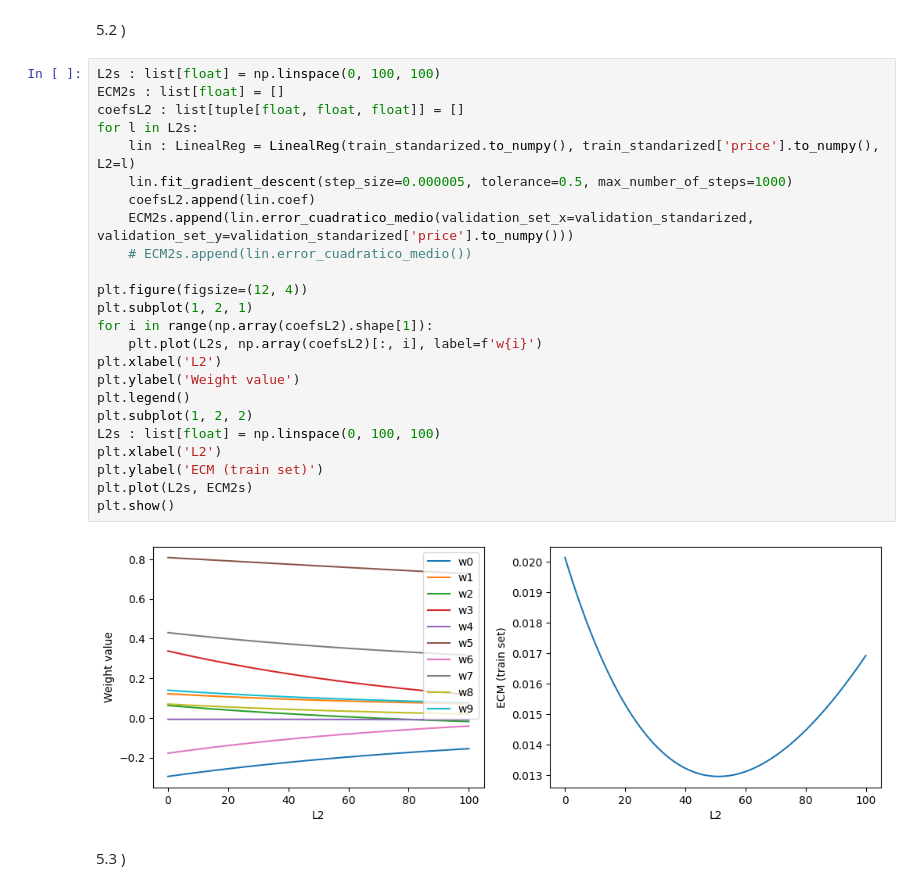
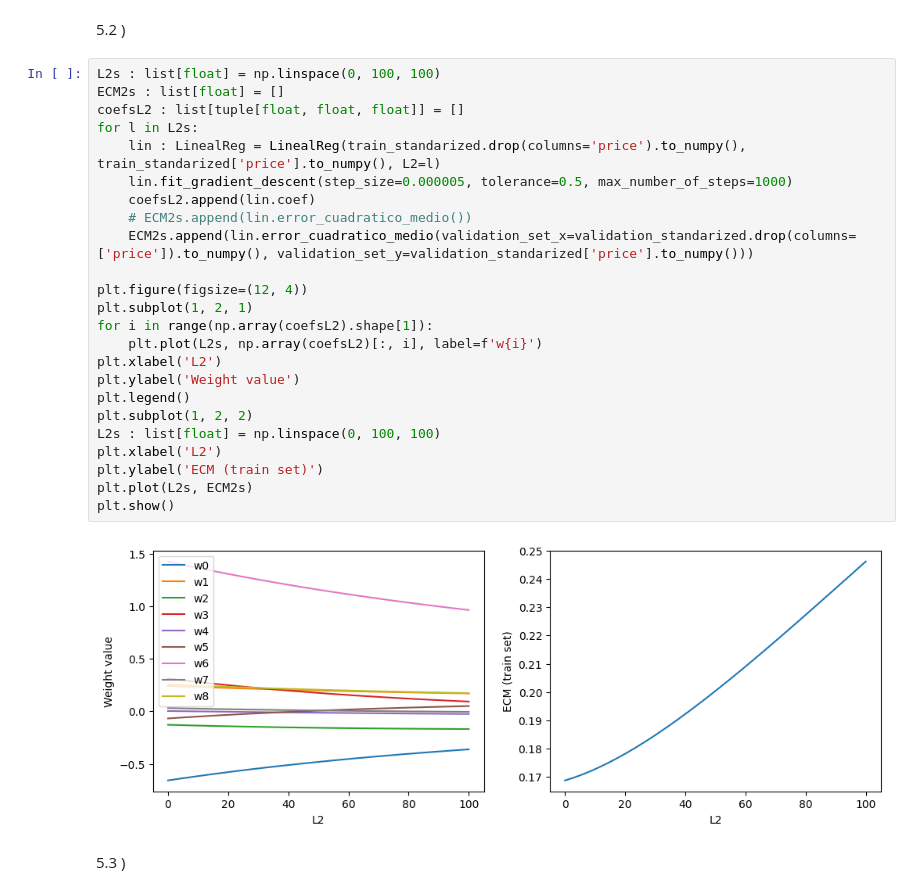
Before and after one commit to NazaGonella/TP01-machine-learning, a Jupyter notebook: Entrega_TP1_05.ipynb, the cells around one changed output. Cells and saved outputs as stored; diff of their text form.

```diff
--- a/Entrega_TP1_05.ipynb
+++ b/Entrega_TP1_05.ipynb
@@ -52,29 +52,29 @@ train_standarized.head()
 # %%
 L2s : list[float] = np.linspace(0, 100, 100)
 ECM2s : list[float] = []
 coefsL2 : list[tuple[float, float, float]] = []
 for l in L2s:
-    lin : LinealReg = LinealReg(train_standarized.to_numpy(), train_standarized['price'].to_numpy(), L2=l)
+    lin : LinealReg = LinealReg(train_standarized.drop(columns='price').to_numpy(), train_standarized['price'].to_numpy(), L2=l)
     lin.fit_gradient_descent(step_size=0.000005, tolerance=0.5, max_number_of_steps=1000)
     coefsL2.append(lin.coef)
-    ECM2s.append(lin.error_cuadratico_medio(validation_set_x=validation_standarized, validation_set_y=validation_standarized['price'].to_numpy()))
     # ECM2s.append(lin.error_cuadratico_medio())
+    ECM2s.append(lin.error_cuadratico_medio(validation_set_x=validation_standarized.drop(columns=['price']).to_numpy(), validation_set_y=validation_standarized['price'].to_numpy()))
 
 plt.figure(figsize=(12, 4))
 plt.subplot(1, 2, 1)
 for i in range(np.array(coefsL2).shape[1]):
     plt.plot(L2s, np.array(coefsL2)[:, i], label=f'w{i}')
 plt.xlabel('L2')
 plt.ylabel('Weight value')
 plt.legend()
 plt.subplot(1, 2, 2)
 L2s : list[float] = np.linspace(0, 100, 100)
 plt.xlabel('L2')
 plt.ylabel('ECM (train set)')
 plt.plot(L2s, ECM2s)
 plt.show()
 # %% [output]
-[figure, old version]
+[figure, new version]
 # %% [markdown]
 5.3 )
 # %%
```
Also changed, not shown: parts of 4 cells of this notebook, 1 other file.
